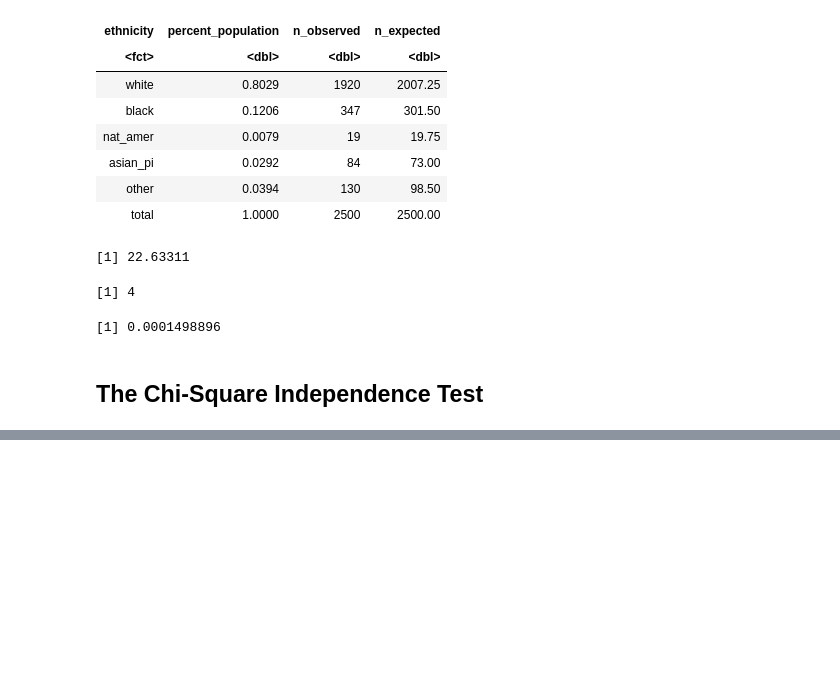
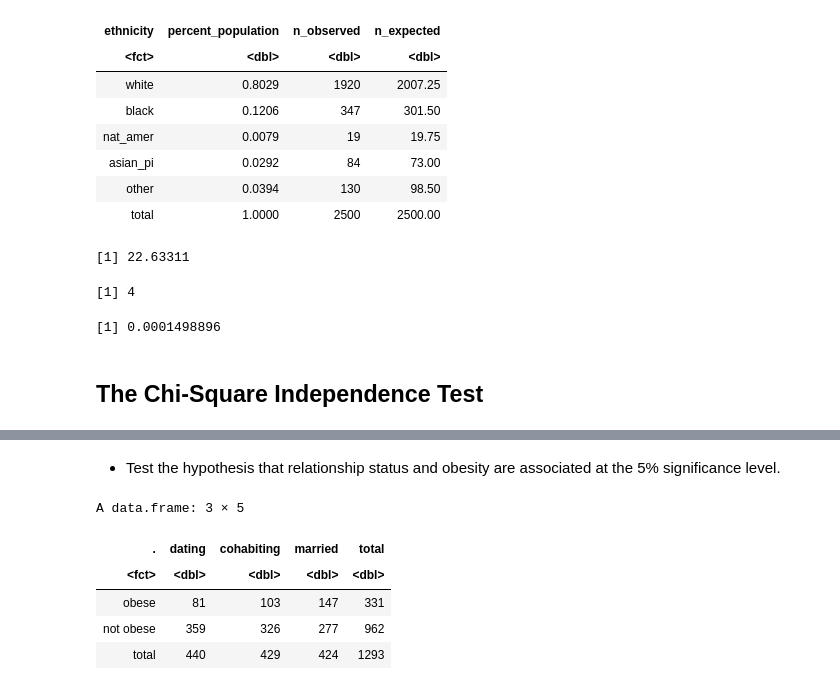
Before and after one commit to Himanshiyaduvanshi/coursera-statistics-r, a Jupyter notebook: notes/2.4.ipynb, the cells around one changed output, grey strips where cells are left out. Saved outputs shown, nothing was run; the diff lists cells and outputs as text; code cells hidden in the pictures; blank space fills up the shorter version.

Commit message:
Notes for chi-square independence test.

```diff
--- a/notes/2.4.ipynb
+++ b/notes/2.4.ipynb
@@ -603,0 +685,17 @@ A data.frame: 6 × 4
+# %% [markdown]
+- Test the hypothesis that relationship status and obesity are associated at the 5% significance level.
+# %%
+(observed = data.frame(
+    `.` = c('obese', 'not obese', 'total'),
+    dating = c(81, 359, 440),
+    cohabiting = c(103, 326, 429),
+    married = c(147, 277, 424),
+    total = c(331, 962, 1293)
+))
+# %% [output]
+A data.frame: 3 × 5
+| . | dating | cohabiting | married | total |
+| <fct> | <dbl> | <dbl> | <dbl> | <dbl> |
+| obese | 81 | 103 | 147 | 331 |
+| not obese | 359 | 326 | 277 | 962 |
+| total | 440 | 429 | 424 | 1293 |
```
Also changed, not shown: parts of 14 cells of this notebook.
